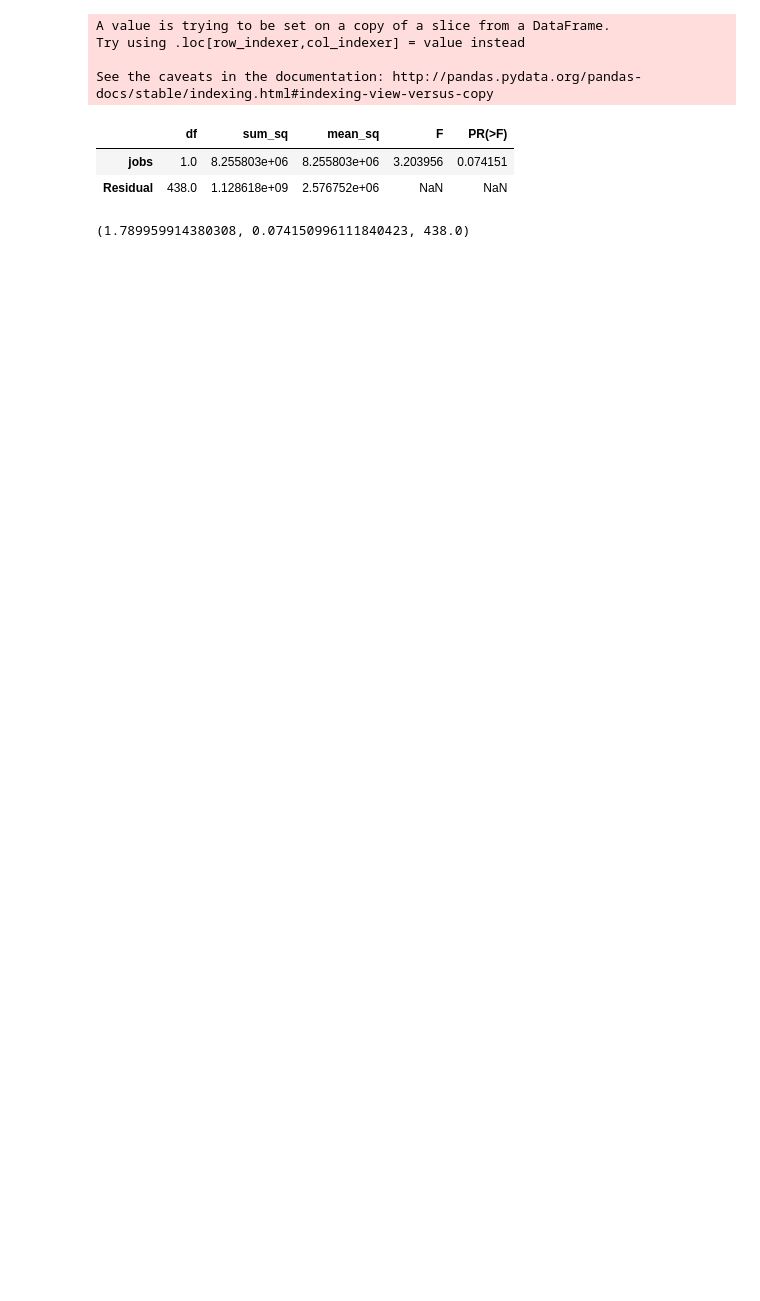
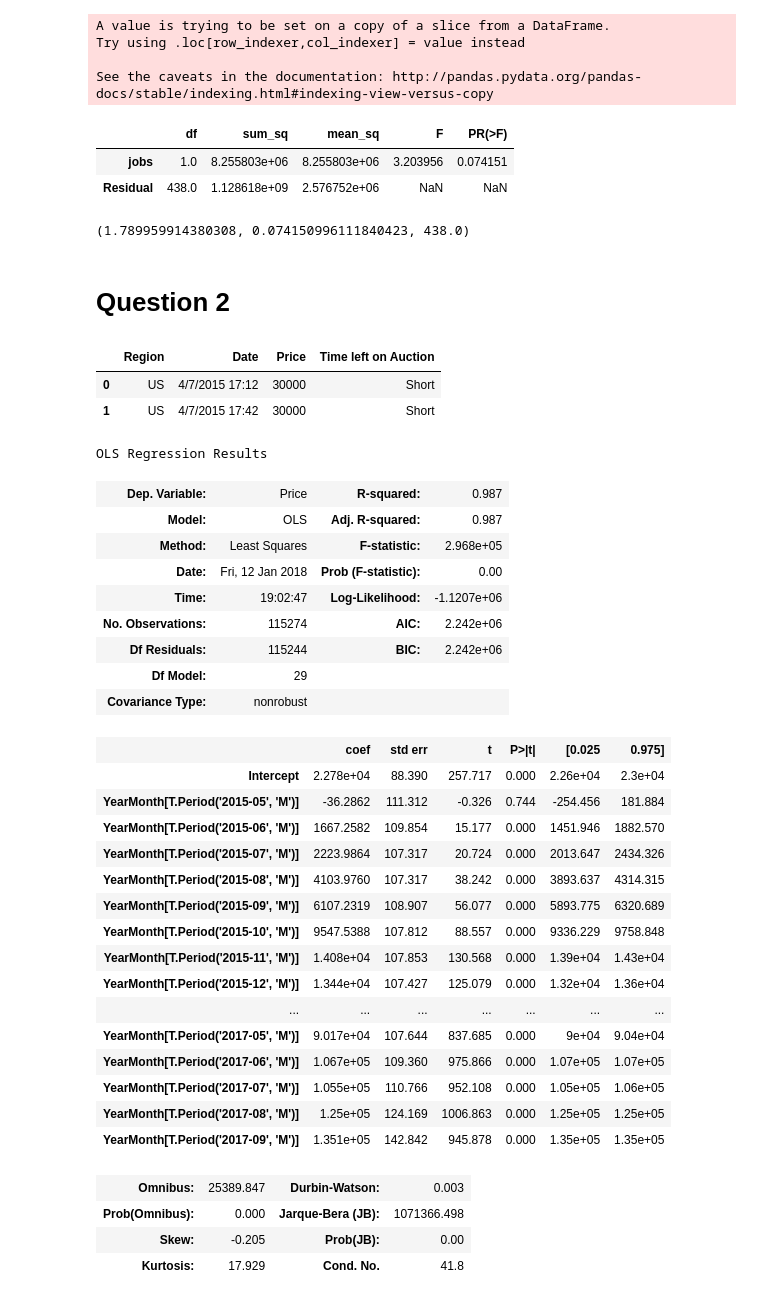
Before and after one commit to vasiach/PracticalDataScience, a Jupyter notebook: Assignment3.ipynb, the cells around one changed output. Saved outputs shown, nothing was run; the diff lists cells and outputs as text; code cells hidden in the pictures; blank space fills up the shorter version.

```diff
--- a/Assignment3.ipynb
+++ b/Assignment3.ipynb
@@ -98,2 +99,4 @@ print(sm.stats.ttest_ind(white_nonseniors, white_seniors))
 # %% [output]
 (1.789959914380308, 0.074150996111840423, 438.0)
+# %% [markdown]
+# Question 2
@@ -99,0 +105,7 @@ print(sm.stats.ttest_ind(white_nonseniors, white_seniors))
+# %%
+wow_df = pd.read_csv('data/wowcointotal.csv')
+wow_df.head(2)
+# %% [output]
+|  | Region | Date | Price | Time left on Auction |
+| 0 | US | 4/7/2015 17:12 | 30000 | Short |
+| 1 | US | 4/7/2015 17:42 | 30000 | Short |
@@ -99,0 +119,34 @@ print(sm.stats.ttest_ind(white_nonseniors, white_seniors))
+# %%
+wow_model = ols('Price~YearMonth', data=wow_df).fit()
+wow_model.summary()
+# %% [output]
+OLS Regression Results
+| Dep. Variable: | Price | R-squared: | 0.987 |
+| Model: | OLS | Adj. R-squared: | 0.987 |
+| Method: | Least Squares | F-statistic: | 2.968e+05 |
+| Date: | Fri, 12 Jan 2018 | Prob (F-statistic): | 0.00 |
+| Time: | 19:02:47 | Log-Likelihood: | -1.1207e+06 |
+| No. Observations: | 115274 | AIC: | 2.242e+06 |
+| Df Residuals: | 115244 | BIC: | 2.242e+06 |
+| Df Model: | 29 |  |  |
+| Covariance Type: | nonrobust |  |  |
+|  | coef | std err | t | P>|t| | [0.025 | 0.975] |
+| Intercept | 2.278e+04 | 88.390 | 257.717 | 0.000 | 2.26e+04 | 2.3e+04 |
+| YearMonth[T.Period('2015-05', 'M')] | -36.2862 | 111.312 | -0.326 | 0.744 | -254.456 | 181.884 |
+| YearMonth[T.Period('2015-06', 'M')] | 1667.2582 | 109.854 | 15.177 | 0.000 | 1451.946 | 1882.570 |
+| YearMonth[T.Period('2015-07', 'M')] | 2223.9864 | 107.317 | 20.724 | 0.000 | 2013.647 | 2434.326 |
+| YearMonth[T.Period('2015-08', 'M')] | 4103.9760 | 107.317 | 38.242 | 0.000 | 3893.637 | 4314.315 |
+| YearMonth[T.Period('2015-09', 'M')] | 6107.2319 | 108.907 | 56.077 | 0.000 | 5893.775 | 6320.689 |
+| YearMonth[T.Period('2015-10', 'M')] | 9547.5388 | 107.812 | 88.557 | 0.000 | 9336.229 | 9758.848 |
+| YearMonth[T.Period('2015-11', 'M')] | 1.408e+04 | 107.853 | 130.568 | 0.000 | 1.39e+04 | 1.43e+04 |
+| YearMonth[T.Period('2015-12', 'M')] | 1.344e+04 | 107.427 | 125.079 | 0.000 | 1.32e+04 | 1.36e+04 |
+| ... | ... | ... | ... | ... | ... | ... |
+| YearMonth[T.Period('2017-05', 'M')] | 9.017e+04 | 107.644 | 837.685 | 0.000 | 9e+04 | 9.04e+04 |
+| YearMonth[T.Period('2017-06', 'M')] | 1.067e+05 | 109.360 | 975.866 | 0.000 | 1.07e+05 | 1.07e+05 |
+| YearMonth[T.Period('2017-07', 'M')] | 1.055e+05 | 110.766 | 952.108 | 0.000 | 1.05e+05 | 1.06e+05 |
+| YearMonth[T.Period('2017-08', 'M')] | 1.25e+05 | 124.169 | 1006.863 | 0.000 | 1.25e+05 | 1.25e+05 |
+| YearMonth[T.Period('2017-09', 'M')] | 1.351e+05 | 142.842 | 945.878 | 0.000 | 1.35e+05 | 1.35e+05 |
+| Omnibus: | 25389.847 | Durbin-Watson: | 0.003 |
+| Prob(Omnibus): | 0.000 | Jarque-Bera (JB): | 1071366.498 |
+| Skew: | -0.205 | Prob(JB): | 0.00 |
+| Kurtosis: | 17.929 | Cond. No. | 41.8 |
```
Also changed, not shown: parts of 15 cells of this notebook.
